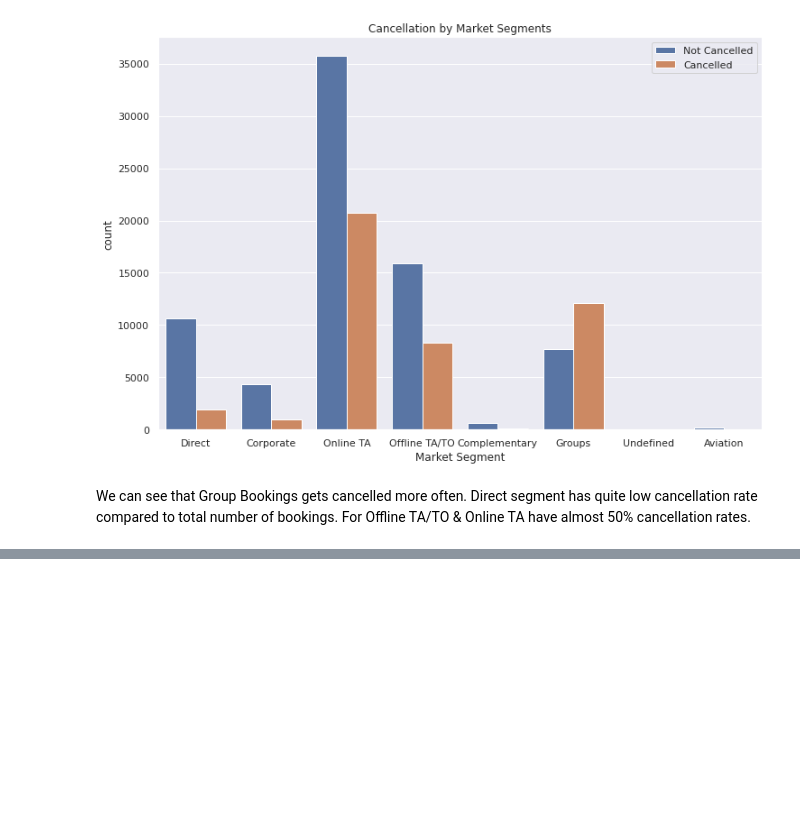
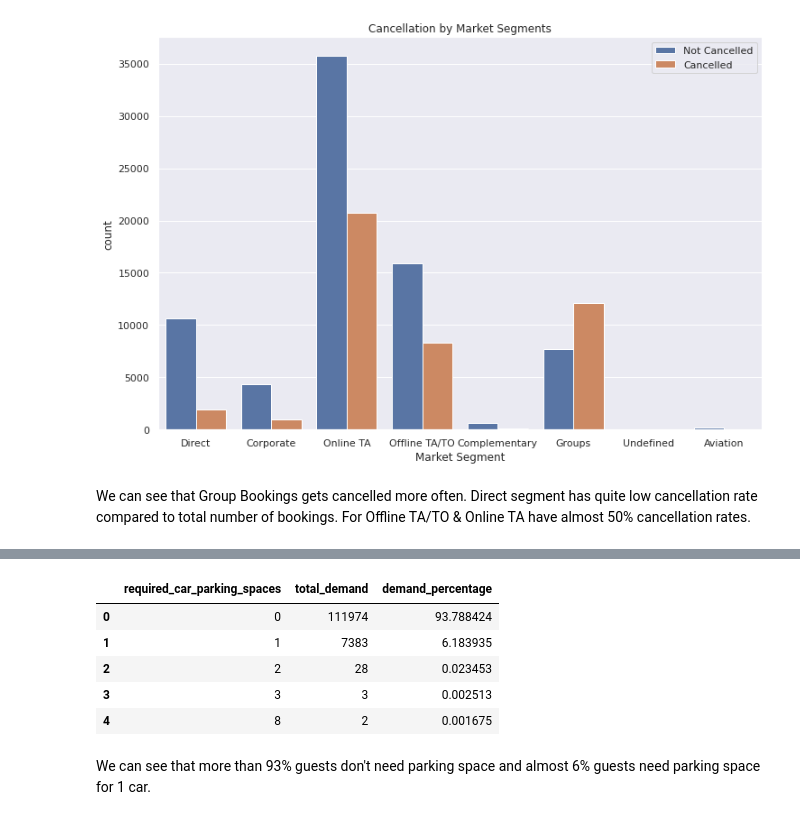
Before and after one commit to ayush9304/Hotel-Booking-Analysis-EDA, a Jupyter notebook: Hotel_Booking_Analysis_EDA.ipynb, the cells around one changed output, grey strips where cells are left out. Cells and saved outputs as stored; diff of their text form; code cells hidden in the pictures; blank space fills up the shorter version.

```diff
--- a/Hotel_Booking_Analysis_EDA.ipynb
+++ b/Hotel_Booking_Analysis_EDA.ipynb
@@ -594,0 +606,13 @@ We can see that Group Bookings gets cancelled more often. Direct segment has qui
+# %%
+d = df.groupby('required_car_parking_spaces')['hotel'].count().reset_index().rename(columns={'hotel':'total_demand'})
+d['demand_percentage'] = (d['total_demand']/sum(d['total_demand']))*100
+d
+# %% [output]
+|  | required_car_parking_spaces | total_demand | demand_percentage |
+| 0 | 0 | 111974 | 93.788424 |
+| 1 | 1 | 7383 | 6.183935 |
+| 2 | 2 | 28 | 0.023453 |
+| 3 | 3 | 3 | 0.002513 |
+| 4 | 8 | 2 | 0.001675 |
+# %% [markdown]
+We can see that more than 93% guests don't need parking space and almost 6% guests need parking space for 1 car.
```
Also changed, not shown: parts of 2 cells of this notebook.
